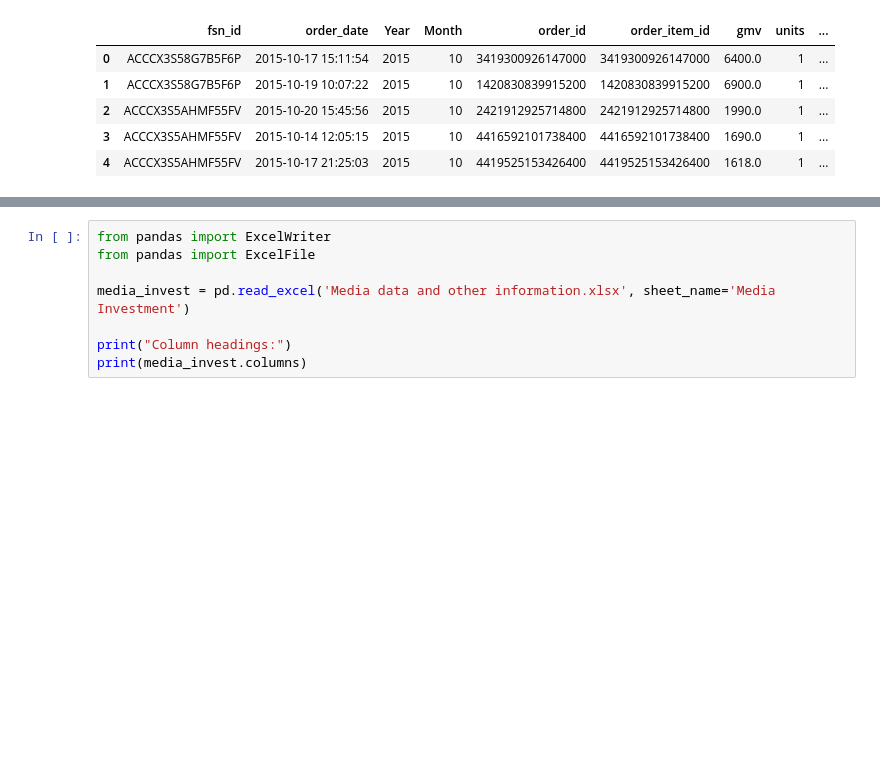
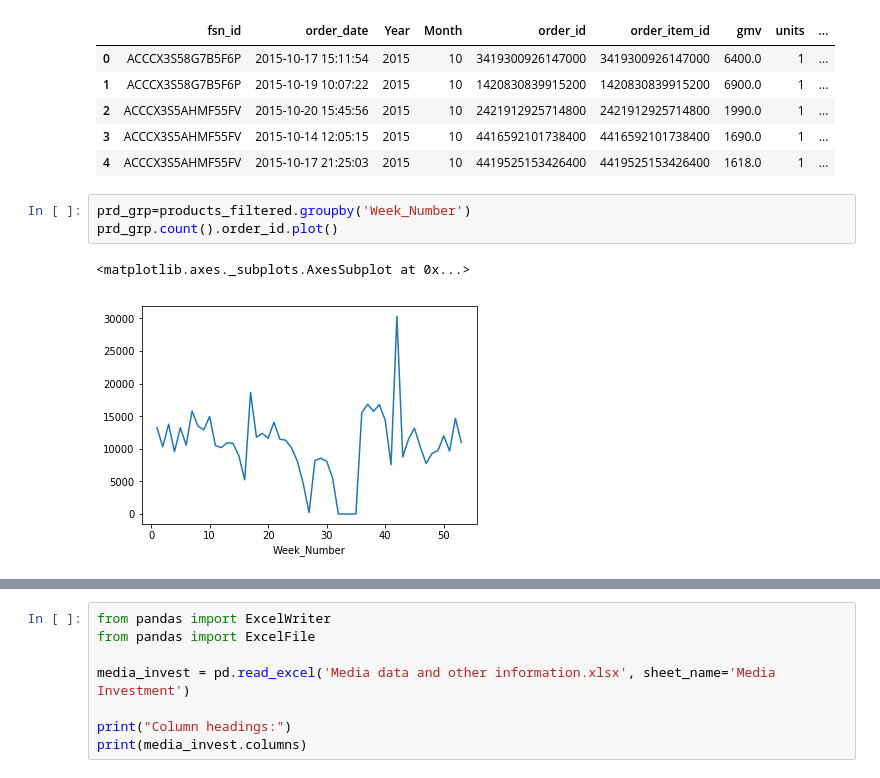
Before and after one commit to Nanditha-G-N/Machine-Learning-Case-Studies, a Jupyter notebook: ecommerce-capstone/ecommerce-assignment.ipynb, the cells around one changed output, grey strips where cells are left out. Cells and saved outputs as stored; diff of their text form; blank space fills up the shorter version.

Commit message:
Per week analysis

```diff
--- a/ecommerce-capstone/ecommerce-assignment.ipynb
+++ b/ecommerce-capstone/ecommerce-assignment.ipynb
@@ -335,3 +335,9 @@ products_filtered.head()
 | 2 | ACCCX3S5AHMF55FV | 2015-10-20 15:45:56 | 2015 | 10 | 2421912925714800 | 2421912925714800 | 1990.0 | 1 | ... |
 | 3 | ACCCX3S5AHMF55FV | 2015-10-14 12:05:15 | 2015 | 10 | 4416592101738400 | 4416592101738400 | 1690.0 | 1 | ... |
 | 4 | ACCCX3S5AHMF55FV | 2015-10-17 21:25:03 | 2015 | 10 | 4419525153426400 | 4419525153426400 | 1618.0 | 1 | ... |
+# %%
+prd_grp=products_filtered.groupby('Week_Number')
+prd_grp.count().order_id.plot()
+# %% [output]
+<matplotlib.axes._subplots.AxesSubplot at 0x...>
+[figure, added]
```
Also changed, not shown: parts of 1 cell of this notebook.
